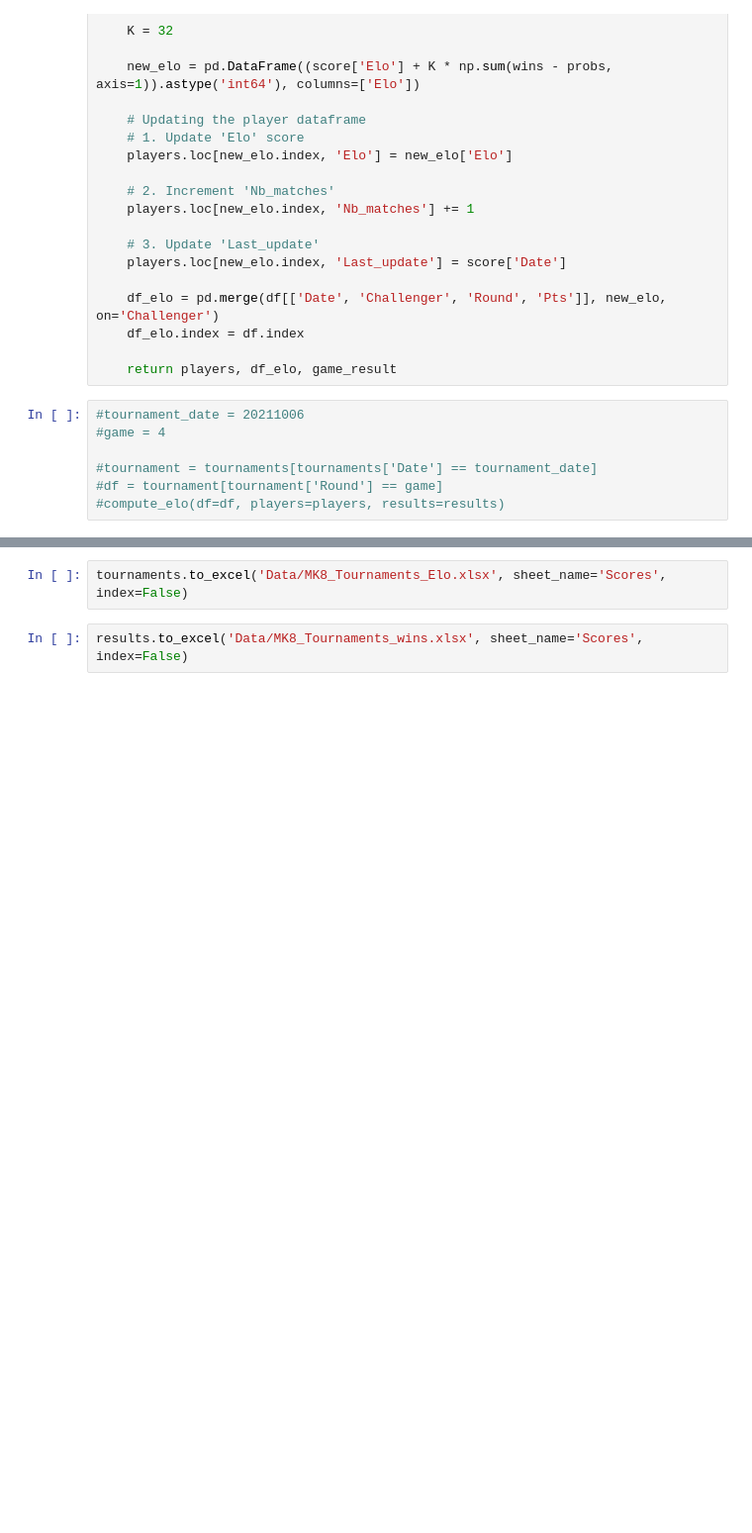
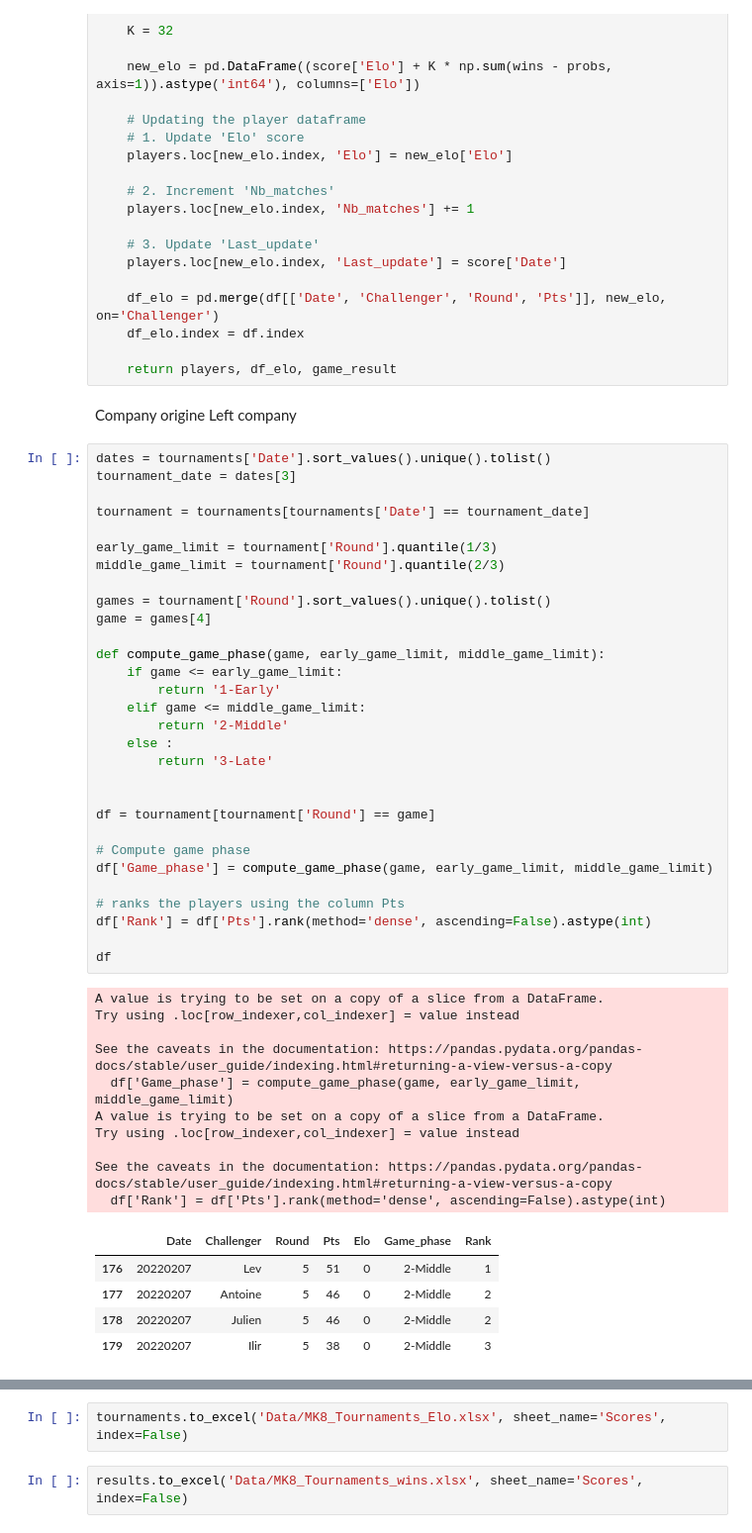
Before and after one commit to kiwil87/mario-kart-elo-calculator, a Jupyter notebook: Elo_scores.ipynb, the cells around one changed output, grey strips where cells are left out. Shown at 99% size. Saved outputs shown, nothing was run; the diff lists cells and outputs as text; blank space fills up the shorter version.

```diff
--- a/Elo_scores.ipynb
+++ b/Elo_scores.ipynb
@@ -113,10 +105,53 @@ def compute_elo(df, players) :
     df_elo.index = df.index
 
     return players, df_elo, game_result
-# %%
-#tournament_date = 20211006
-#game = 4
-
-#tournament = tournaments[tournaments['Date'] == tournament_date]
-#df = tournament[tournament['Round'] == game]
-#compute_elo(df=df, players=players, results=results)
+# %% [markdown]
+
+Company origine
+Left company
+# %%
+dates = tournaments['Date'].sort_values().unique().tolist()
+tournament_date = dates[3]
+
+tournament = tournaments[tournaments['Date'] == tournament_date]
+
+early_game_limit = tournament['Round'].quantile(1/3)
+middle_game_limit = tournament['Round'].quantile(2/3)
+
+games = tournament['Round'].sort_values().unique().tolist()
+game = games[4]
+
+def compute_game_phase(game, early_game_limit, middle_game_limit):
+    if game <= early_game_limit:
+        return '1-Early'
+    elif game <= middle_game_limit:
+        return '2-Middle'
+    else :
+        return '3-Late'
+
+
+df = tournament[tournament['Round'] == game]
+
+# Compute game phase
+df['Game_phase'] = compute_game_phase(game, early_game_limit, middle_game_limit)
+
+# ranks the players using the column Pts
+df['Rank'] = df['Pts'].rank(method='dense', ascending=False).astype(int)
+
+df
+# %% [output]
+A value is trying to be set on a copy of a slice from a DataFrame.
+Try using .loc[row_indexer,col_indexer] = value instead
+
+See the caveats in the documentation: https://pandas.pydata.org/pandas-docs/stable/user_guide/indexing.html#returning-a-view-versus-a-copy
+  df['Game_phase'] = compute_game_phase(game, early_game_limit, middle_game_limit)
+A value is trying to be set on a copy of a slice from a DataFrame.
+Try using .loc[row_indexer,col_indexer] = value instead
+
+See the caveats in the documentation: https://pandas.pydata.org/pandas-docs/stable/user_guide/indexing.html#returning-a-view-versus-a-copy
+  df['Rank'] = df['Pts'].rank(method='dense', ascending=False).astype(int)
+|  | Date | Challenger | Round | Pts | Elo | Game_phase | Rank |
+| 176 | 20220207 | Lev | 5 | 51 | 0 | 2-Middle | 1 |
+| 177 | 20220207 | Antoine | 5 | 46 | 0 | 2-Middle | 2 |
+| 178 | 20220207 | Julien | 5 | 46 | 0 | 2-Middle | 2 |
+| 179 | 20220207 | Ilir | 5 | 38 | 0 | 2-Middle | 3 |
```
Also changed, not shown: parts of 5 cells of this notebook, 5 other files.
